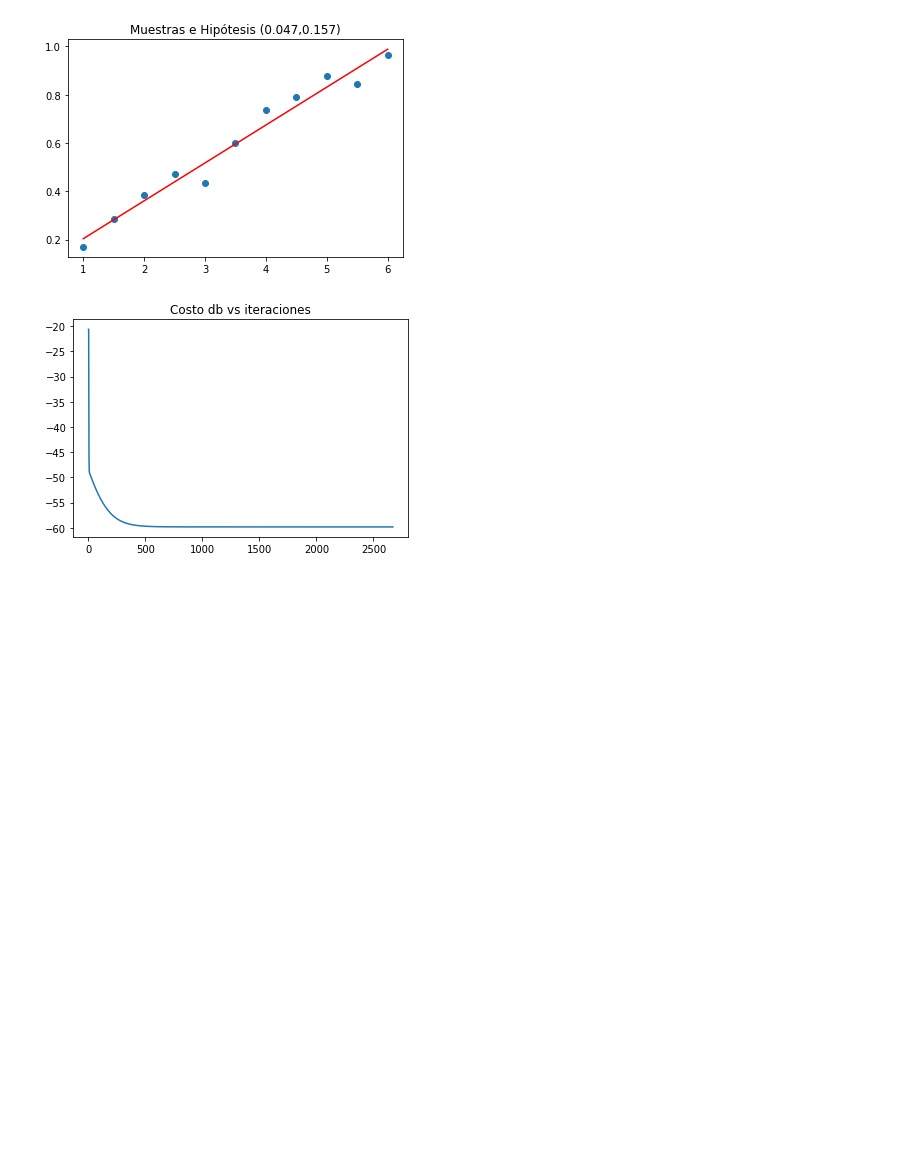
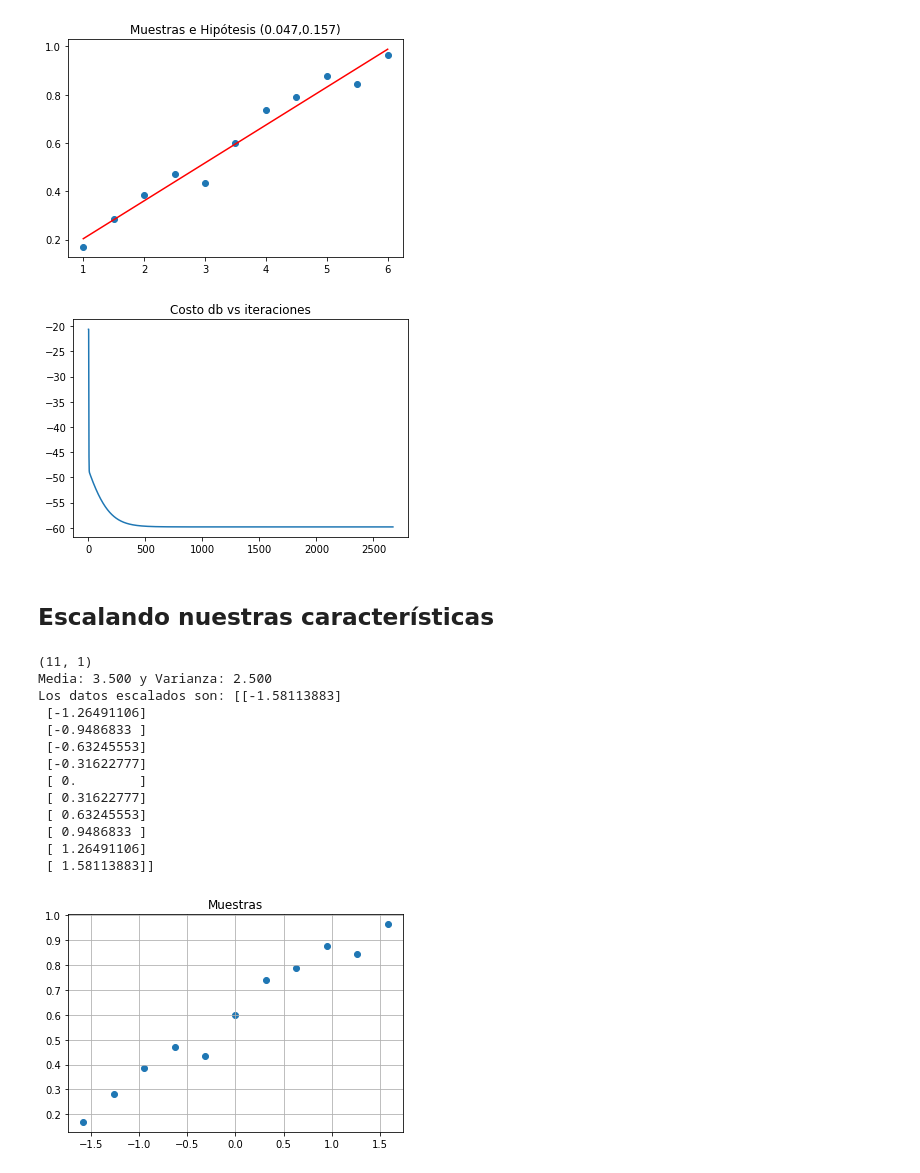
Before and after one commit to Nianrilo/ClaseMachineLearning, a Jupyter notebook: DescensoGradiente.ipynb, the cells around one changed output. Saved outputs shown, nothing was run; the diff lists cells and outputs as text; code cells hidden in the pictures; blank space fills up the shorter version.

```diff
--- a/DescensoGradiente.ipynb
+++ b/DescensoGradiente.ipynb
@@ -115,3 +97,35 @@ plt.title('Costo db vs iteraciones')
 plt.show()
 # %% [output]
 [figure]
+# %% [markdown]
+## Escalando nuestras características
+# %%
+# Usando StandardScaler
+from sklearn.preprocessing import StandardScaler
+scaler = StandardScaler()
+matriz = np.asmatrix(x).T
+print(matriz.shape)
+scaler.fit(matriz)
+print("Media: %.3f y Varianza: %.3f" %(scaler.mean_,scaler.var_))
+new_x = scaler.transform(matriz)
+print("Los datos escalados son:",new_x)
+
+plt.scatter(new_x,y)
+plt.title("Muestras")
+plt.grid(True)
+plt.show()
+# %% [output]
+(11, 1)
+Media: 3.500 y Varianza: 2.500
+Los datos escalados son: [[-1.58113883]
+ [-1.26491106]
+ [-0.9486833 ]
+ [-0.63245553]
+ [-0.31622777]
+ [ 0.        ]
+ [ 0.31622777]
+ [ 0.63245553]
+ [ 0.9486833 ]
+ [ 1.26491106]
+ [ 1.58113883]]
+[figure, added]
```
Also changed, not shown: parts of 1 cell of this notebook.
